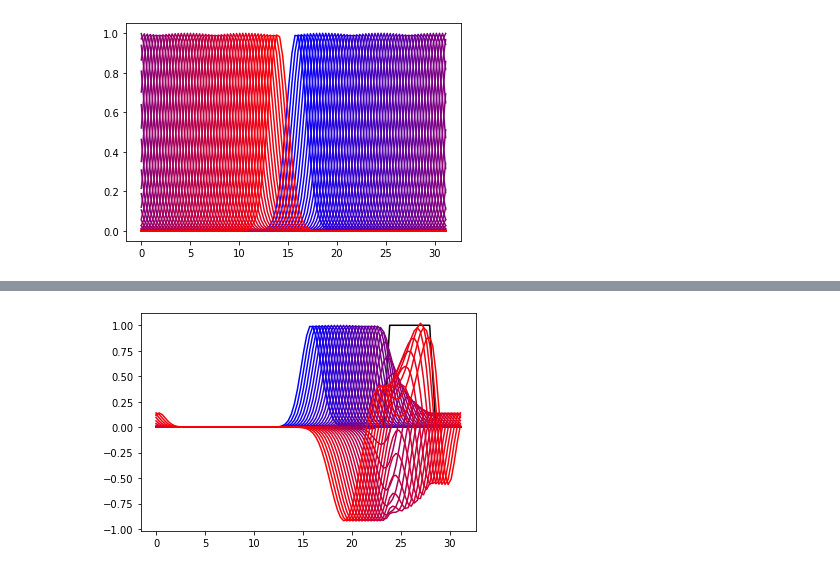
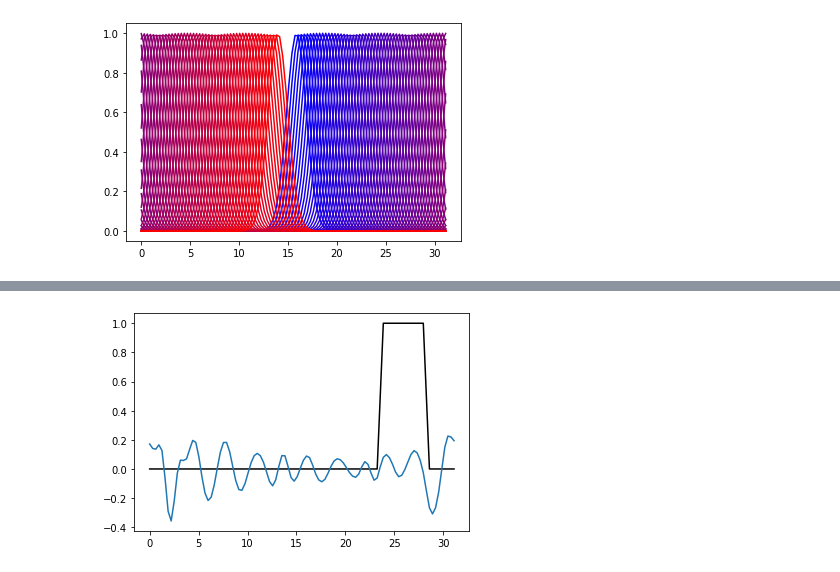
Before and after one commit to robinzhang24/YeeEM, a Jupyter notebook: scrach.ipynb, the cells around one changed output, grey strips where cells are left out. Saved outputs shown, nothing was run; the diff lists cells and outputs as text; code cells hidden in the pictures.

Commit message:
updated notebook (1D medium written part), script, and scratch

```diff
--- a/scrach.ipynb
+++ b/scrach.ipynb
@@ -41,3 +41,24 @@ for i in range(step):
 plt.show()
 # %% [output]
 [figure]
+# %%
+# test the medium function works just as well for vacuum
+
+E_0 = gaussian(x, 1, 5*np.pi - dt / 2, 1)
+B_0 = - gaussian(x1, 1, 5*np.pi, 1)
+J_0 = np.zeros_like(x)
+
+Omega_p = np.zeros_like(x)
+nu = np.zeros_like(x)
+
+step = 100
+E_history = []
+B_history = []
+# plt.plot(x, Omega_p / omega_p, c='black')
+for i in range(step):
+    E_0, B_0, J = FDTD_1D.field_evolve_medium(E_0, B_0, J_0, Omega_p, nu, dx, dt)
+    E_history.append(E_0)
+    B_history.append(B_0)
+    plt.plot(x, E_0, c=(i/step,0,1-i/step))
+# plt.plot(x, E_0)
+plt.show()
@@ -44,26 +67,33 @@ plt.show()
 # %%
+# now test the medium case
+
 Omega_p = np.zeros_like(x)
 start = int(nx * 0.75)
 stop = int(nx * 0.9)
-omega_p = 0.1
+omega_p = 0.9
 medium_range = slice(int(nx * 0.75), int(nx * 0.9))
 Omega_p[start:stop] += omega_p
 Omega_p[start] = omega_p / 2
 Omega_p[stop] = omega_p / 2
 nu = np.zeros_like(x)
 # %%
-step = 50
+step = 500
 E_history = []
 B_history = []
-E_0 = gaussian(x, 1, 5*np.pi - dt / 2, 1)
-B_0 = - gaussian(x1, 1, 5*np.pi, 1)
+E_0 = gaussian(x, 1, 5*np.pi - dt / 2, 0.5)
+B_0 = - gaussian(x1, 1, 5*np.pi, 0.5)
 J_0 = np.zeros_like(x)
 plt.plot(x, Omega_p / omega_p, c='black')
 for i in range(step):
     E_0, B_0, J = FDTD_1D.field_evolve_medium(E_0, B_0, J_0, Omega_p, nu, dx, dt)
     E_history.append(E_0)
     B_history.append(B_0)
-    plt.plot(x, E_0, c=(i/step,0,1-i/step))
+    # plot full history mode
+    # plt.plot(x, E_0, c=(i/step,0,1-i/step))
+
+# plot final state mode
+plt.plot(x, E_0)
+
 plt.show()
 # %% [output]
-[figure, old version]
+[figure, new version]
```
Also changed, not shown: parts of 2 cells of this notebook, 2 other files.
